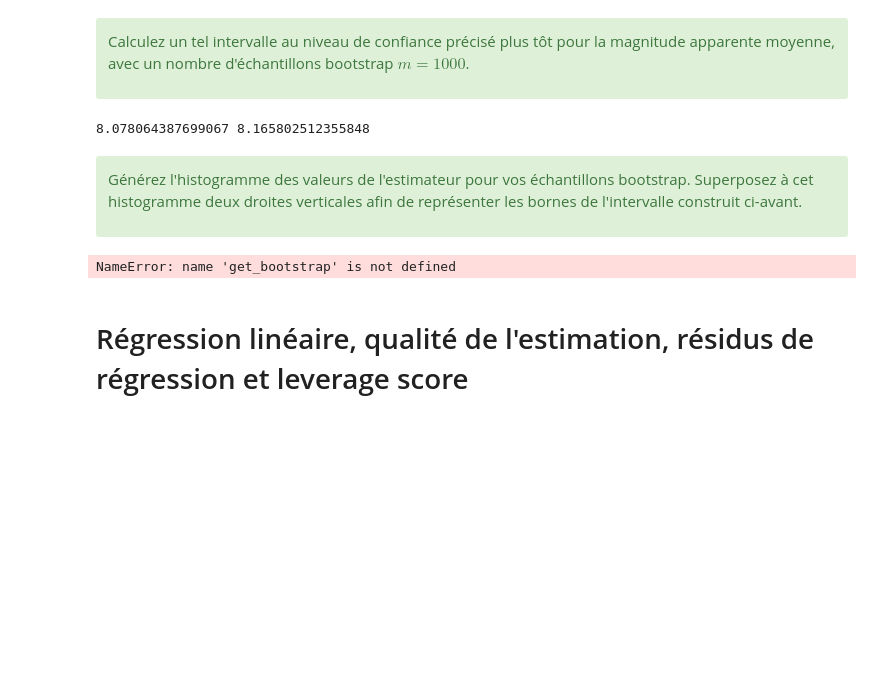
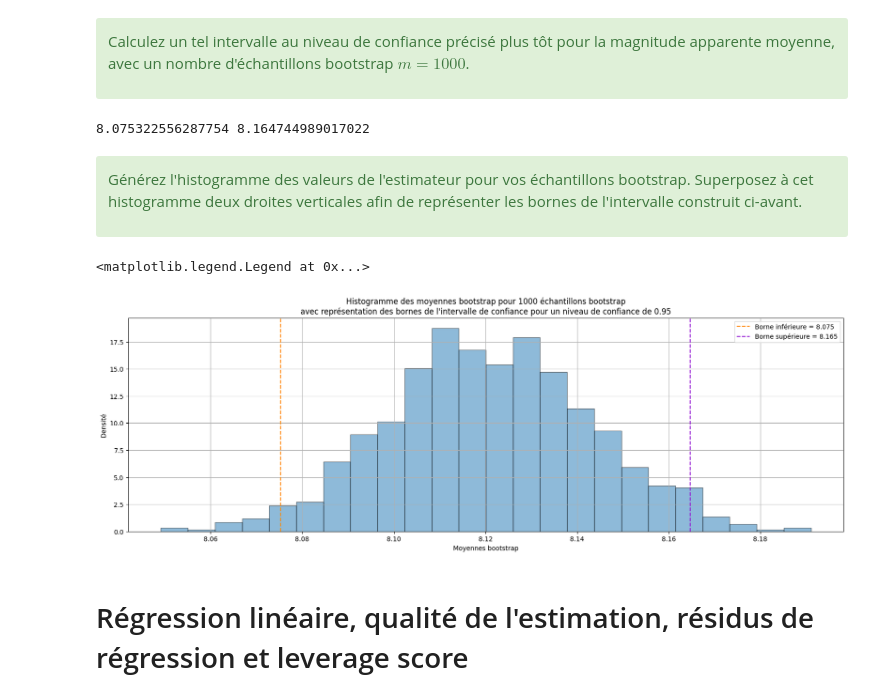
Before and after one commit to MehdiBoustani/Estimation-par-intervalle-et-regression, a Jupyter notebook: math0487_hw2.ipynb, the cells around one changed output. Drawn from its saved outputs; the diff is of its cells as text; code cells hidden in the pictures; blank space fills up the shorter version.

```diff
--- a/math0487_hw2.ipynb
+++ b/math0487_hw2.ipynb
@@ -475,12 +376,12 @@ confidence = 0.95
 # Nombre d'échantillons bootstrap
 m = 1000
 
-# Récupération des bornes de l'intervalle
-borne_inf, borne_sup = get_bootstrap(vmag, confidence, m)
+# Récupération des bornes de l'intervalle et de la distribution
+borne_inf, borne_sup, boot_dis = get_bootstrap(vmag, confidence, m)
 
 print(borne_inf, borne_sup)
 # %% [output]
-8.078064387699067 8.165802512355848
+8.075322556287754 8.164744989017022
 # %% [markdown]
 <div class="alert alert-block alert-success">
 
@@ -488,21 +389,20 @@ Générez l'histogramme des valeurs de l'estimateur pour vos échantillons boots
 
 </div>
 # %%
-# Récupération des bornes de l'intervalle et de la distribution
-borne_inf, borne_sup, boot_dis = get_bootstrap(vmag, confidence, m)
 
 # Histogramme
 fig, axs = plt.subplots(figsize=(20, 6))
 axs.hist(boot_dis, bins='auto', density=True, edgecolor='black', alpha=0.5)
 axs.axvline(x=borne_inf, color='darkorange', linestyle='--', label=f'Borne inférieure = {borne_inf:.3f}')
 axs.axvline(x=borne_sup, color='darkviolet', linestyle='--', label=f'Borne supérieure = {borne_sup:.3f}')
-axs.set_title(f"Histogramme des moyennes bootstrap pour m = {m} échantillons bootstrap\navec représentation des bornes de l'intervalle de confiance pour un niveau de confiance de {confidence}")
-axs.set_xlabel('Moyennes bootstrap [-]')
+axs.set_title(f"Histogramme des moyennes bootstrap pour {m} échantillons bootstrap\navec représentation des bornes de l'intervalle de confiance pour un niveau de confiance de {confidence}")
+axs.set_xlabel('Moyennes bootstrap')
 axs.set_ylabel('Densité')
 axs.grid(True)
 axs.legend()
 # %% [output]
-NameError: name 'get_bootstrap' is not defined
+<matplotlib.legend.Legend at 0x...>
+[figure, added]
 # %% [markdown]
 # Régression linéaire, qualité de l'estimation, résidus de régression et leverage score
 # %% [markdown]
```
Also changed, not shown: parts of 13 cells of this notebook, 3 other files.
